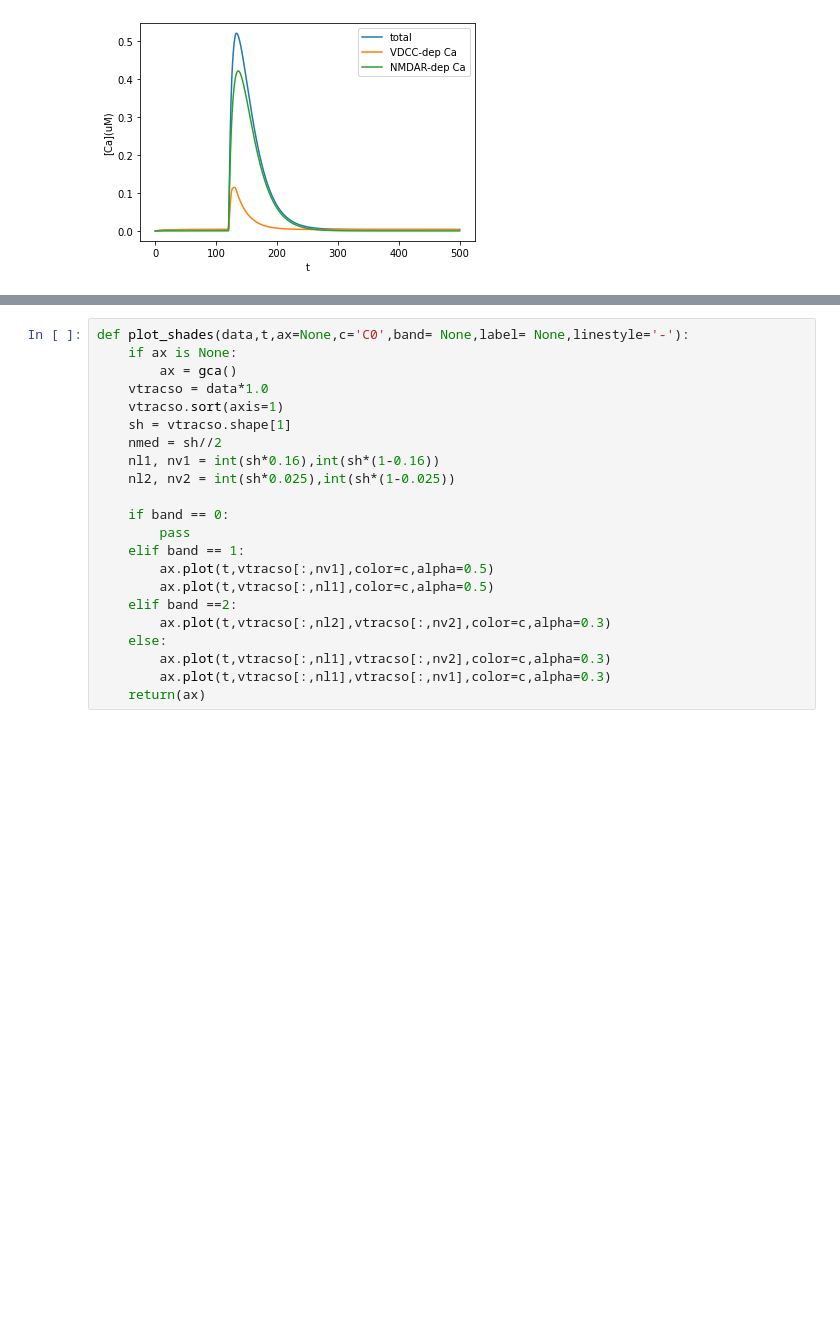
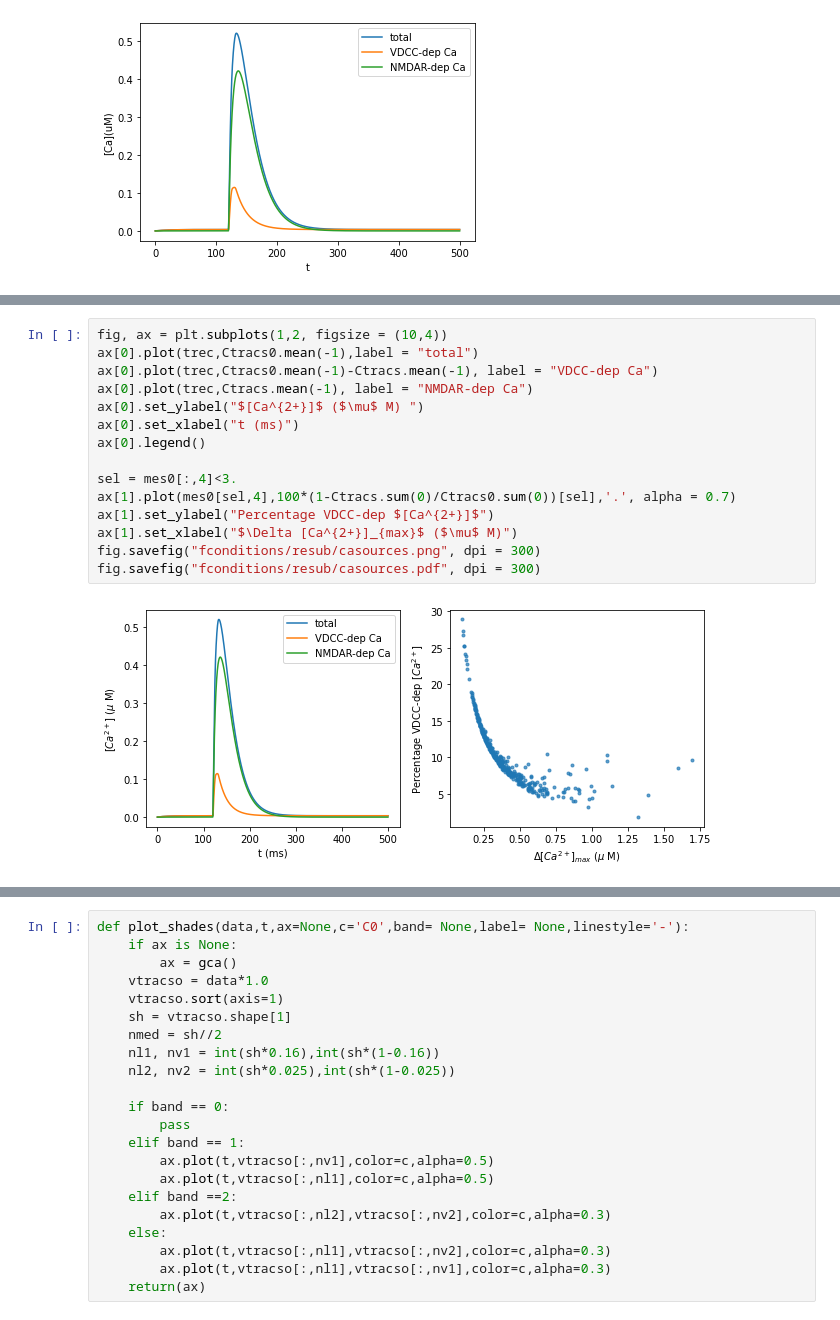
Before and after one commit to p-serna/SpineModel, a Jupyter notebook: Ca sources.ipynb, the cells around one changed output, grey strips where cells are left out. Drawn from its saved outputs; the diff is of its cells as text; blank space fills up the shorter version.

```diff
--- a/Ca sources.ipynb
+++ b/Ca sources.ipynb
@@ -674,0 +690,17 @@ plt.legend()
+# %%
+fig, ax = plt.subplots(1,2, figsize = (10,4))
+ax[0].plot(trec,Ctracs0.mean(-1),label = "total")
+ax[0].plot(trec,Ctracs0.mean(-1)-Ctracs.mean(-1), label = "VDCC-dep Ca")
+ax[0].plot(trec,Ctracs.mean(-1), label = "NMDAR-dep Ca")
+ax[0].set_ylabel("$[Ca^{2+}]$ ($\mu$ M) ")
+ax[0].set_xlabel("t (ms)")
+ax[0].legend()
+
+sel = mes0[:,4]<3.
+ax[1].plot(mes0[sel,4],100*(1-Ctracs.sum(0)/Ctracs0.sum(0))[sel],'.', alpha = 0.7)
+ax[1].set_ylabel("Percentage VDCC-dep $[Ca^{2+}]$")
+ax[1].set_xlabel("$\Delta [Ca^{2+}]_{max}$ ($\mu$ M)")
+fig.savefig("fconditions/resub/casources.png", dpi = 300)
+fig.savefig("fconditions/resub/casources.pdf", dpi = 300)
+# %% [output]
+[figure, added]
```
Also changed, not shown: parts of 2 cells of this notebook, 1 other file.
